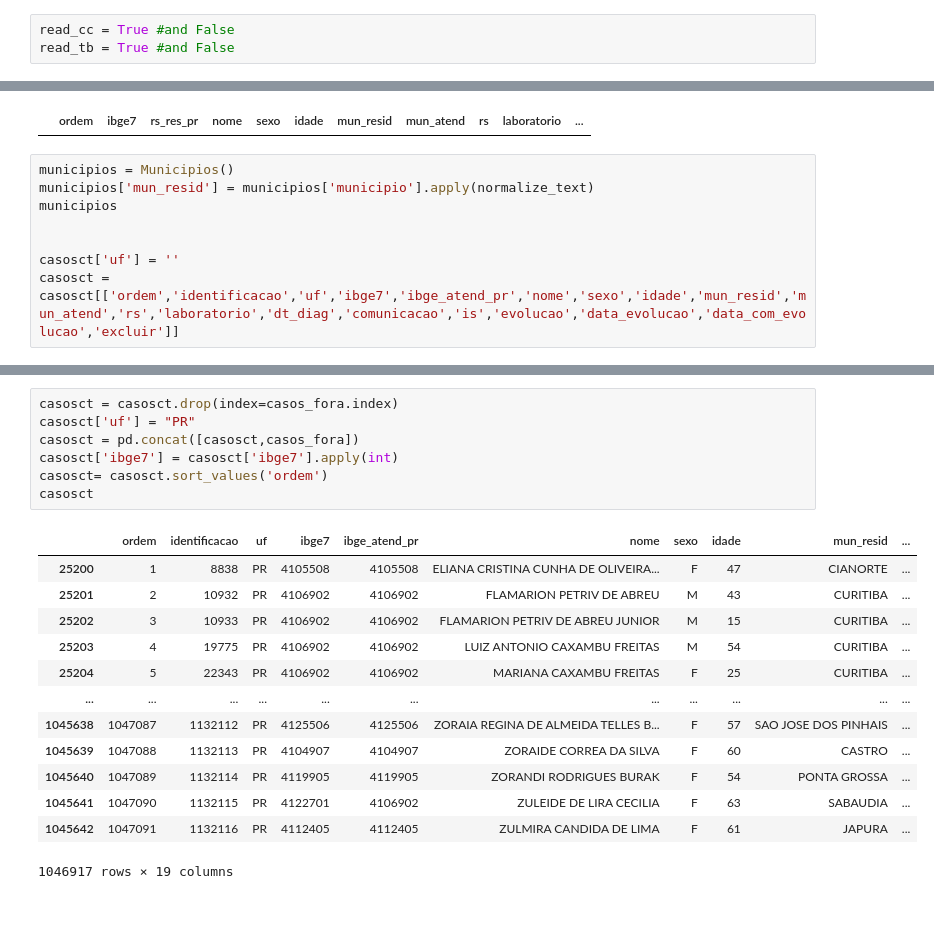
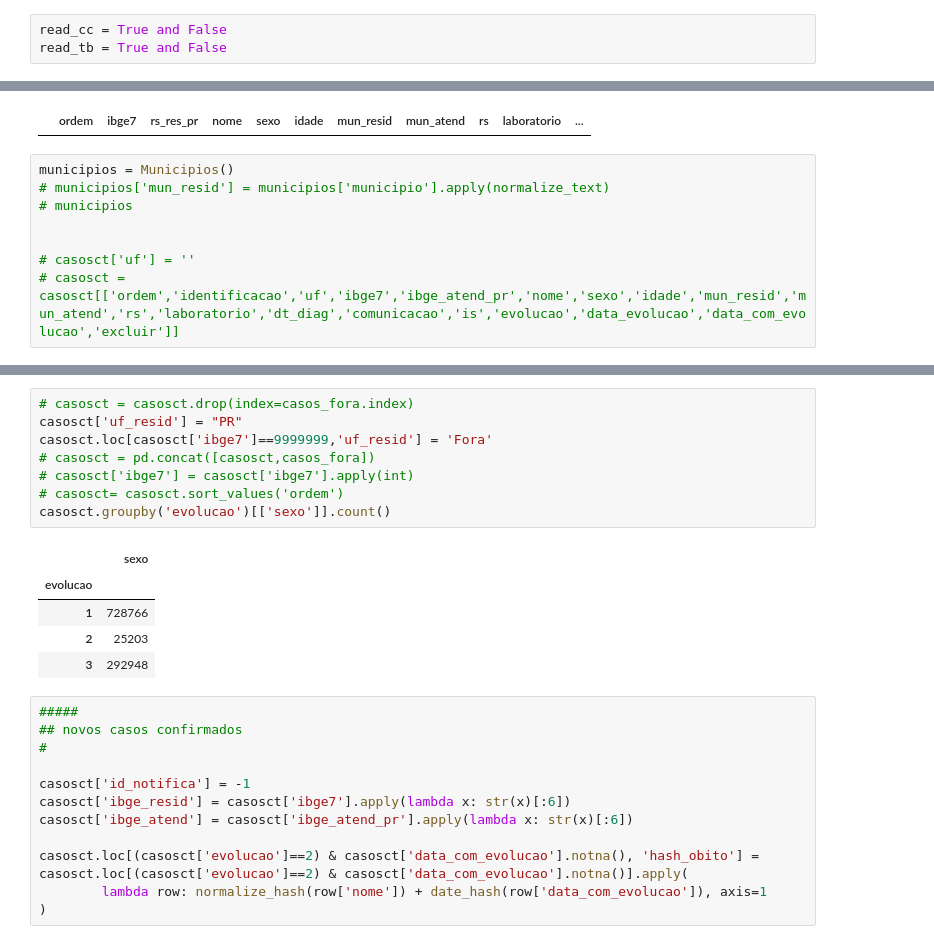
Before and after one commit to vinnylg/covid19datascience, a Jupyter notebook: notebooks/merge_access.ipynb, the cells around one changed output, grey strips where cells are left out. Saved outputs shown, nothing was run; the diff lists cells and outputs as text; blank space fills up the shorter version.

Commit message:
new casos_confirmados

```diff
--- a/notebooks/merge_access.ipynb
+++ b/notebooks/merge_access.ipynb
@@ -22,8 +25,8 @@ from bulletin.utils.xls_ import fit_cols
 default_input: /home/vinnylg/projects/covid19datascience/input
 default_output: /home/vinnylg/projects/covid19datascience/output
 # %%
-read_cc = True #and False
-read_tb = True #and False
+read_cc = True and False
+read_tb = True and False
 # %%
 cc = CasosConfirmados()
 if read_cc:
@@ -216,10 +197,10 @@ casosct.loc[~casosct['ordem'].isin(casosc['ordem'])]
 |  | ordem | ibge7 | rs_res_pr | nome | sexo | idade | mun_resid | mun_atend | rs | laboratorio | ... |
 # %%
 municipios = Municipios()
-municipios['mun_resid'] = municipios['municipio'].apply(normalize_text)
-municipios
+# municipios['mun_resid'] = municipios['municipio'].apply(normalize_text)
+# municipios
 
 
-casosct['uf'] = ''
-casosct = casosct[['ordem','identificacao','uf','ibge7','ibge_atend_pr','nome','sexo','idade','mun_resid','mun_atend','rs','laboratorio','dt_diag','comunicacao','is','evolucao','data_evolucao','data_com_evolucao','excluir']]
+# casosct['uf'] = ''
+# casosct = casosct[['ordem','identificacao','uf','ibge7','ibge_atend_pr','nome','sexo','idade','mun_resid','mun_atend','rs','laboratorio','dt_diag','comunicacao','is','evolucao','data_evolucao','data_com_evolucao','excluir']]
 # %%
@@ -248,22 +214,27 @@ casos_fora
 # %%
-casosct = casosct.drop(index=casos_fora.index)
-casosct['uf'] = "PR"
-casosct = pd.concat([casosct,casos_fora])
-casosct['ibge7'] = casosct['ibge7'].apply(int)
-casosct= casosct.sort_values('ordem')
-casosct
+# casosct = casosct.drop(index=casos_fora.index)
+casosct['uf_resid'] = "PR"
+casosct.loc[casosct['ibge7']==9999999,'uf_resid'] = 'Fora'
+# casosct = pd.concat([casosct,casos_fora])
+# casosct['ibge7'] = casosct['ibge7'].apply(int)
+# casosct= casosct.sort_values('ordem')
+casosct.groupby('evolucao')[['sexo']].count()
 # %% [output]
-|  | ordem | identificacao | uf | ibge7 | ibge_atend_pr | nome | sexo | idade | mun_resid | ... |
-| 25200 | 1 | 8838 | PR | 4105508 | 4105508 | ELIANA CRISTINA CUNHA DE OLIVEIRA... | F | 47 | CIANORTE | ... |
-| 25201 | 2 | 10932 | PR | 4106902 | 4106902 | FLAMARION PETRIV DE ABREU | M | 43 | CURITIBA | ... |
-| 25202 | 3 | 10933 | PR | 4106902 | 4106902 | FLAMARION PETRIV DE ABREU JUNIOR | M | 15 | CURITIBA | ... |
-| 25203 | 4 | 19775 | PR | 4106902 | 4106902 | LUIZ ANTONIO CAXAMBU FREITAS | M | 54 | CURITIBA | ... |
-| 25204 | 5 | 22343 | PR | 4106902 | 4106902 | MARIANA CAXAMBU FREITAS | F | 25 | CURITIBA | ... |
-| ... | ... | ... | ... | ... | ... | ... | ... | ... | ... | ... |
-| 1045638 | 1047087 | 1132112 | PR | 4125506 | 4125506 | ZORAIA REGINA DE ALMEIDA TELLES B... | F | 57 | SAO JOSE DOS PINHAIS | ... |
-| 1045639 | 1047088 | 1132113 | PR | 4104907 | 4104907 | ZORAIDE CORREA DA SILVA | F | 60 | CASTRO | ... |
-| 1045640 | 1047089 | 1132114 | PR | 4119905 | 4119905 | ZORANDI RODRIGUES BURAK | F | 54 | PONTA GROSSA | ... |
-| 1045641 | 1047090 | 1132115 | PR | 4122701 | 4106902 | ZULEIDE DE LIRA CECILIA | F | 63 | SABAUDIA | ... |
-| 1045642 | 1047091 | 1132116 | PR | 4112405 | 4112405 | ZULMIRA CANDIDA DE LIMA | F | 61 | JAPURA | ... |
+|  | sexo |
+| evolucao |  |
+| 1 | 728766 |
+| 2 | 25203 |
+| 3 | 292948 |
-1046917 rows × 19 columns
+# %%
+#####
+## novos casos confirmados
+#
+
+casosct['id_notifica'] = -1
+casosct['ibge_resid'] = casosct['ibge7'].apply(lambda x: str(x)[:6])
+casosct['ibge_atend'] = casosct['ibge_atend_pr'].apply(lambda x: str(x)[:6])
+
+casosct.loc[(casosct['evolucao']==2) & casosct['data_com_evolucao'].notna(), 'hash_obito'] = casosct.loc[(casosct['evolucao']==2) & casosct['data_com_evolucao'].notna()].apply(
+        lambda row: normalize_hash(row['nome']) + date_hash(row['data_com_evolucao']), axis=1
+)
 # %%
```
Also changed, not shown: parts of 26 cells of this notebook, 9 other files.
